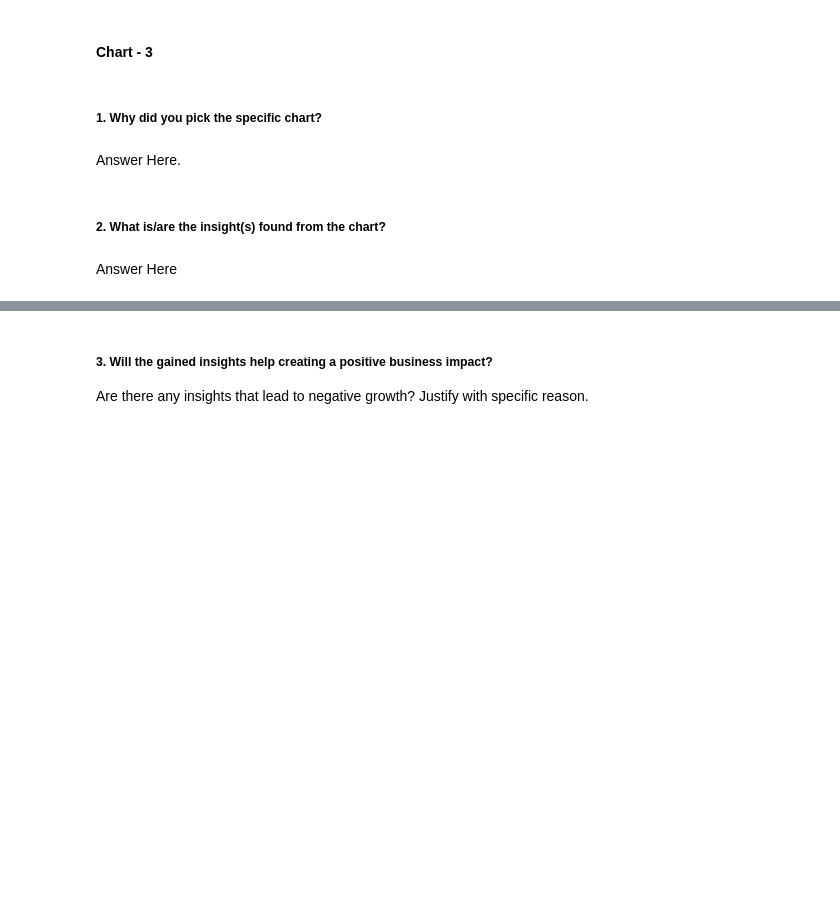
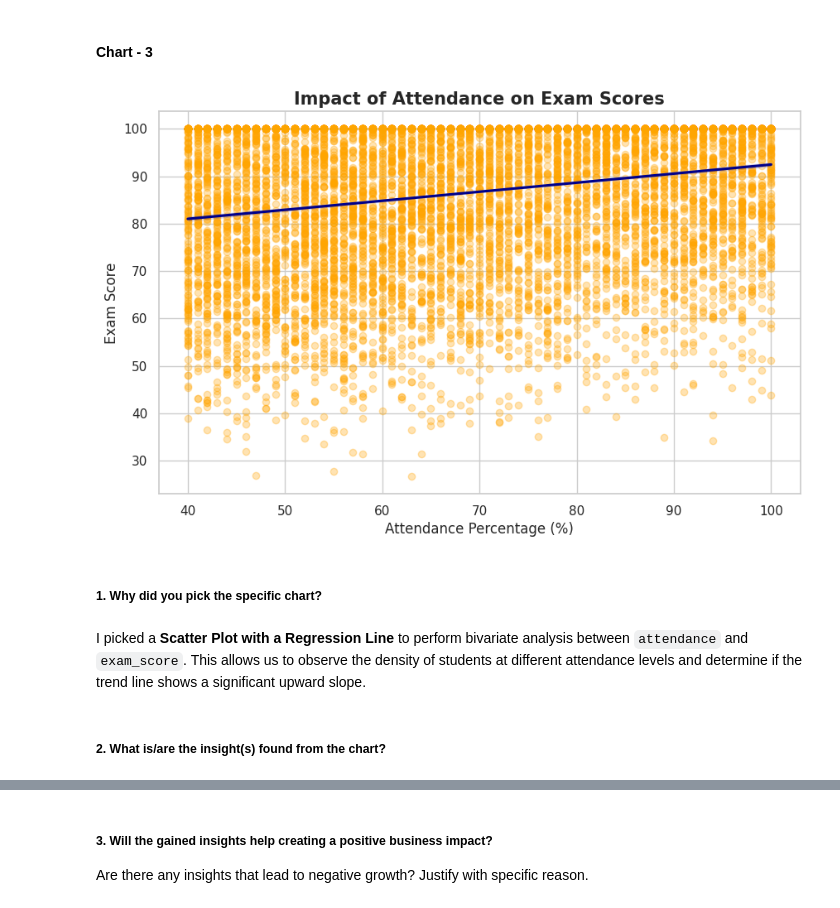
Before and after one commit to akt-developer/Student-Performance-Prediction-Project, a Jupyter notebook: Copy_of_Sample_EDA_Submission_Template.ipynb, the cells around one changed output, grey strips where cells are left out. Cells and saved outputs as stored; diff of their text form; code cells hidden in the pictures; blank space fills up the shorter version.

```diff
--- a/Copy_of_Sample_EDA_Submission_Template.ipynb
+++ b/Copy_of_Sample_EDA_Submission_Template.ipynb
@@ -446,8 +501,24 @@ Answer Here
+# %%
+
+# Set figure size
+plt.figure(figsize=(10, 6))
+
+# Create a scatter plot with a regression line for Attendance vs Exam Score
+sns.regplot(data=df, x='attendance', y='exam_score',
+            scatter_kws={'alpha':0.3, 'color':'orange'},
+            line_kws={'color':'darkblue'})
+
+# Add labels and title
+plt.title('Impact of Attendance on Exam Scores', fontsize=15, fontweight='bold')
+plt.xlabel('Attendance Percentage (%)', fontsize=12)
+plt.ylabel('Exam Score', fontsize=12)
+
+plt.show()
+# %% [output]
+[figure, added]
 # %% [markdown]
 ##### 1. Why did you pick the specific chart?
-# %% [markdown]
-Answer Here.
+# %% [markdown]
+I picked a **Scatter Plot with a Regression Line** to perform bivariate analysis between `attendance` and `exam_score`. This allows us to observe the density of students at different attendance levels and determine if the trend line shows a significant upward slope.
 # %% [markdown]
 ##### 2. What is/are the insight(s) found from the chart?
-# %% [markdown]
-Answer Here
```
Also changed, not shown: parts of 20 cells of this notebook.
